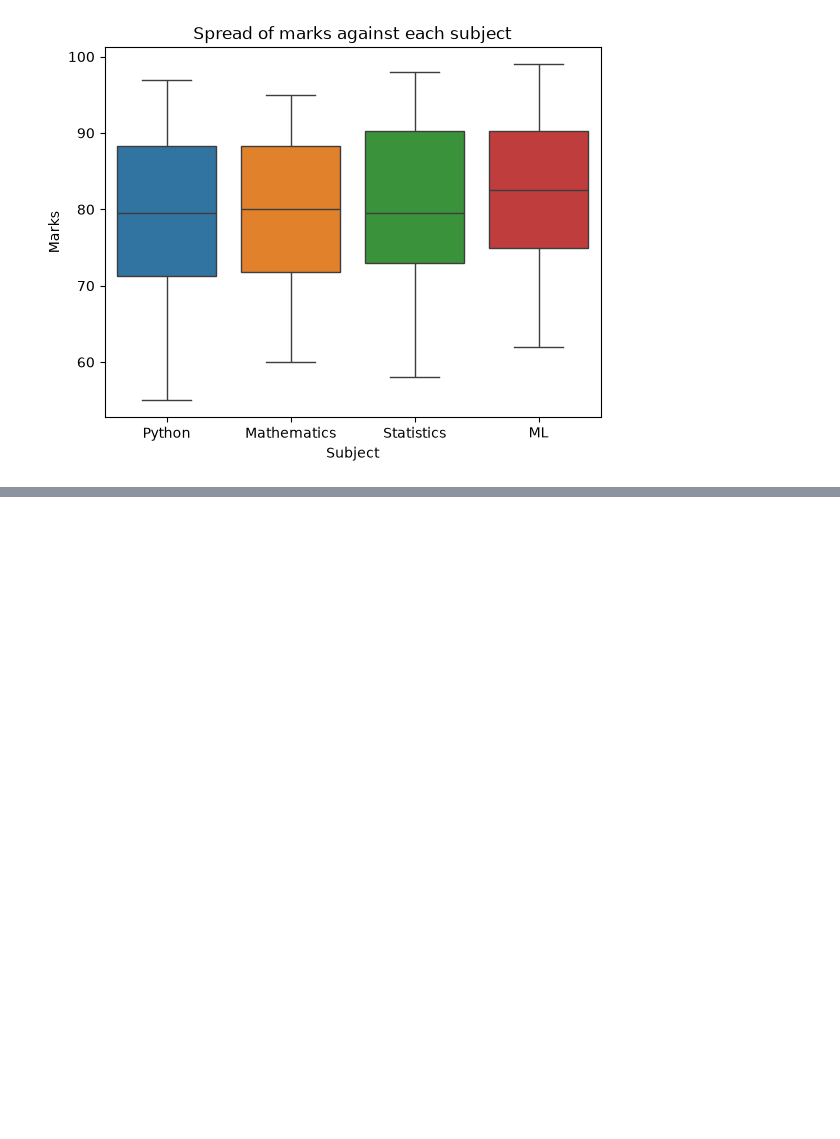
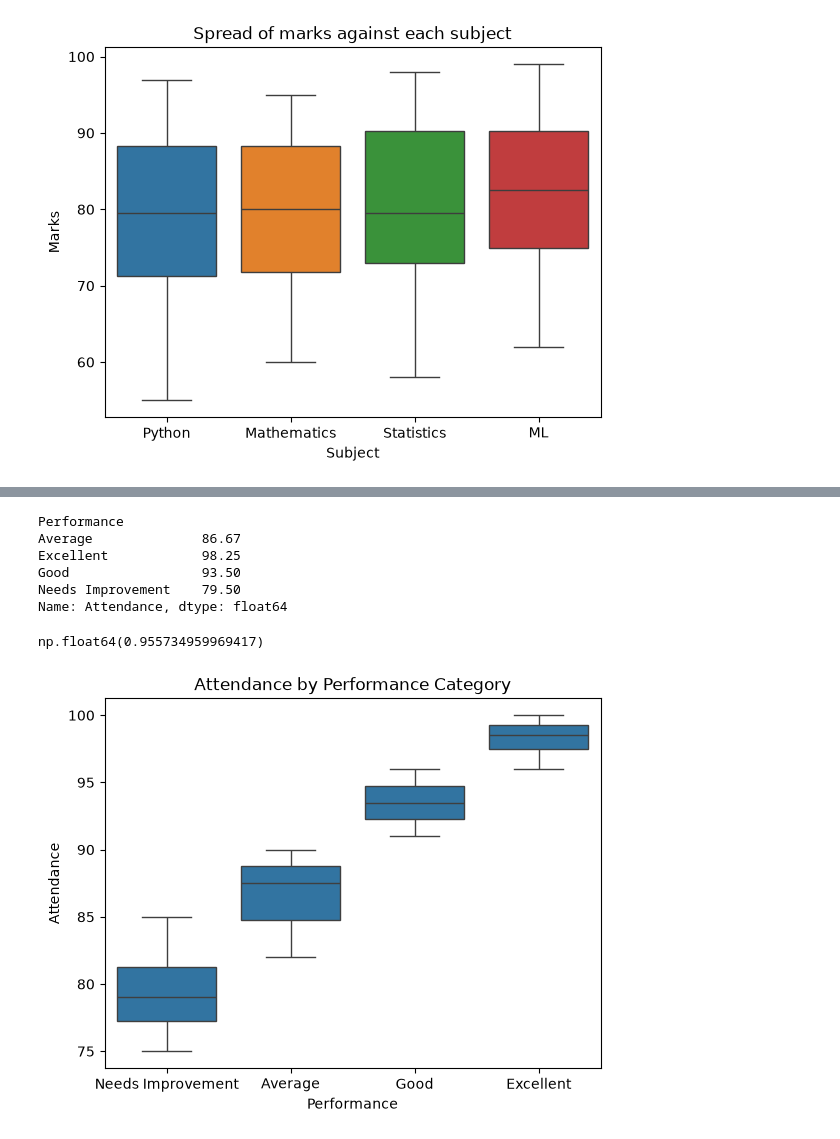
Before and after one commit to amna107/MLB-Internship, a Jupyter notebook: Day5/analysis.ipynb, the cells around one changed output, grey strips where cells are left out. Saved outputs shown, nothing was run; the diff lists cells and outputs as text; code cells hidden in the pictures; blank space fills up the shorter version.

```diff
--- a/Day5/analysis.ipynb
+++ b/Day5/analysis.ipynb
@@ -121,0 +134,22 @@ plt.close()
+# %%
+# no pattern found above so we check by attandance
+df.groupby('Performance')['Attendance'].mean().round(2)
+# %% [output]
+Performance
+Average              86.67
+Excellent            98.25
+Good                 93.50
+Needs Improvement    79.50
+Name: Attendance, dtype: float64
+# %%
+df['Attendance'].corr(df['Average_Score'])
+# %% [output]
+np.float64(0.955734959969417)
+# %%
+sns.boxplot(df, x='Performance', y='Attendance', order=['Needs Improvement', 'Average', 'Good', 'Excellent'])
+plt.title("Attendance by Performance Category")
+plt.savefig("Charts/Project/5.png", bbox_inches='tight')
+plt.show()
+plt.close()
+# %% [output]
+[figure, added]
```
Also changed, not shown: parts of 2 cells of this notebook, 2 other files.
